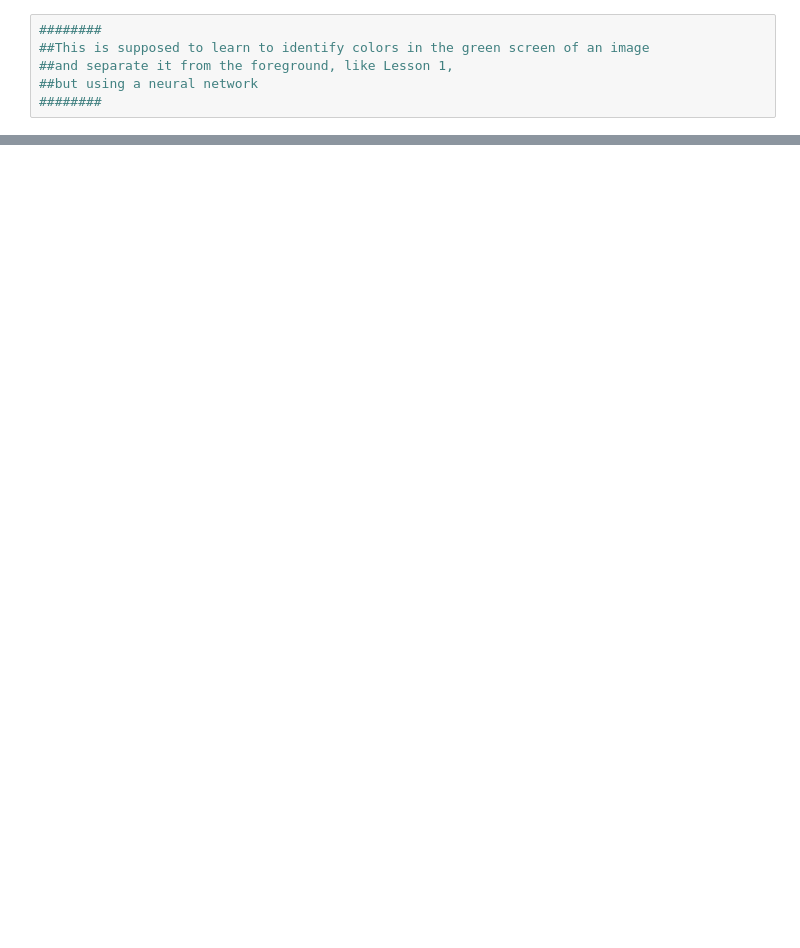
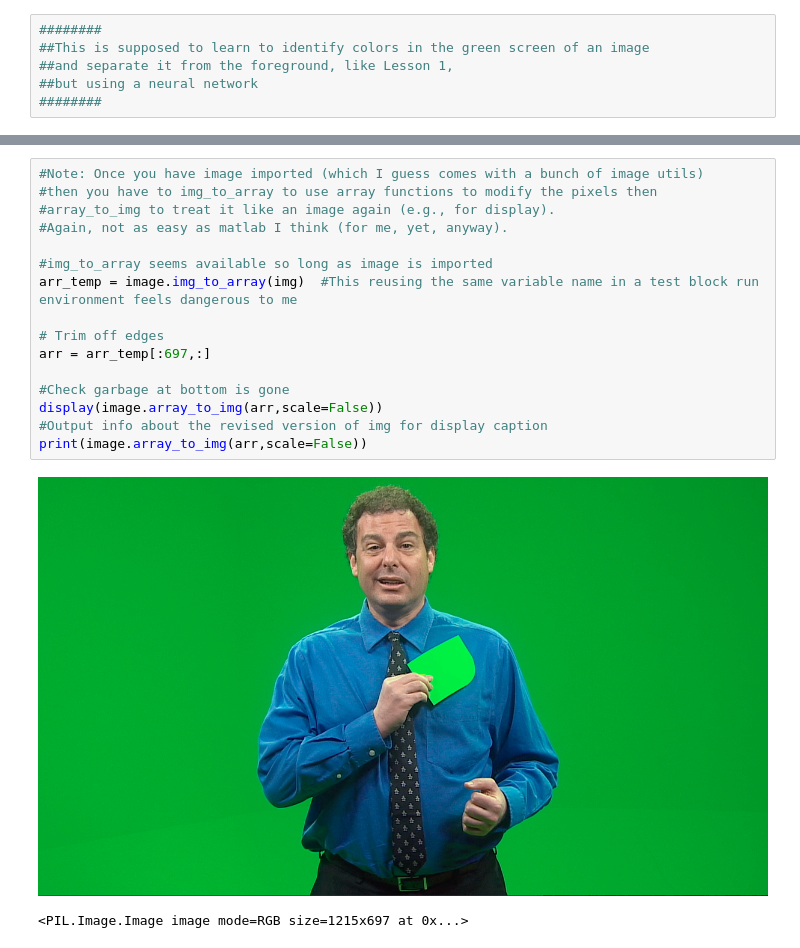
Before and after one commit to nicholasfurl/Great-Courses, a Jupyter notebook: Lesson05_neuralNetworkFromScratch.ipynb, the cells around one changed output, grey strips where cells are left out. Cells and saved outputs as stored; diff of their text form; blank space fills up the shorter version.

```diff
--- a/Lesson05_neuralNetworkFromScratch.ipynb
+++ b/Lesson05_neuralNetworkFromScratch.ipynb
@@ -35,0 +54,19 @@ CONTENTS OF ACTIVE DIRECTORY:  ['greenML.png    greenML.png.2  greenML.png.4  sa
+# %%
+#Note: Once you have image imported (which I guess comes with a bunch of image utils)
+#then you have to img_to_array to use array functions to modify the pixels then
+#array_to_img to treat it like an image again (e.g., for display).
+#Again, not as easy as matlab I think (for me, yet, anyway).
+
+#img_to_array seems available so long as image is imported
+arr_temp = image.img_to_array(img)  #This reusing the same variable name in a test block run environment feels dangerous to me
+
+# Trim off edges
+arr = arr_temp[:697,:]
+
+#Check garbage at bottom is gone
+display(image.array_to_img(arr,scale=False))
+#Output info about the revised version of img for display caption
+print(image.array_to_img(arr,scale=False))
+# %% [output]
+[figure, added]
+<PIL.Image.Image image mode=RGB size=1215x697 at 0x...>
```
Also changed, not shown: parts of 8 cells of this notebook.
